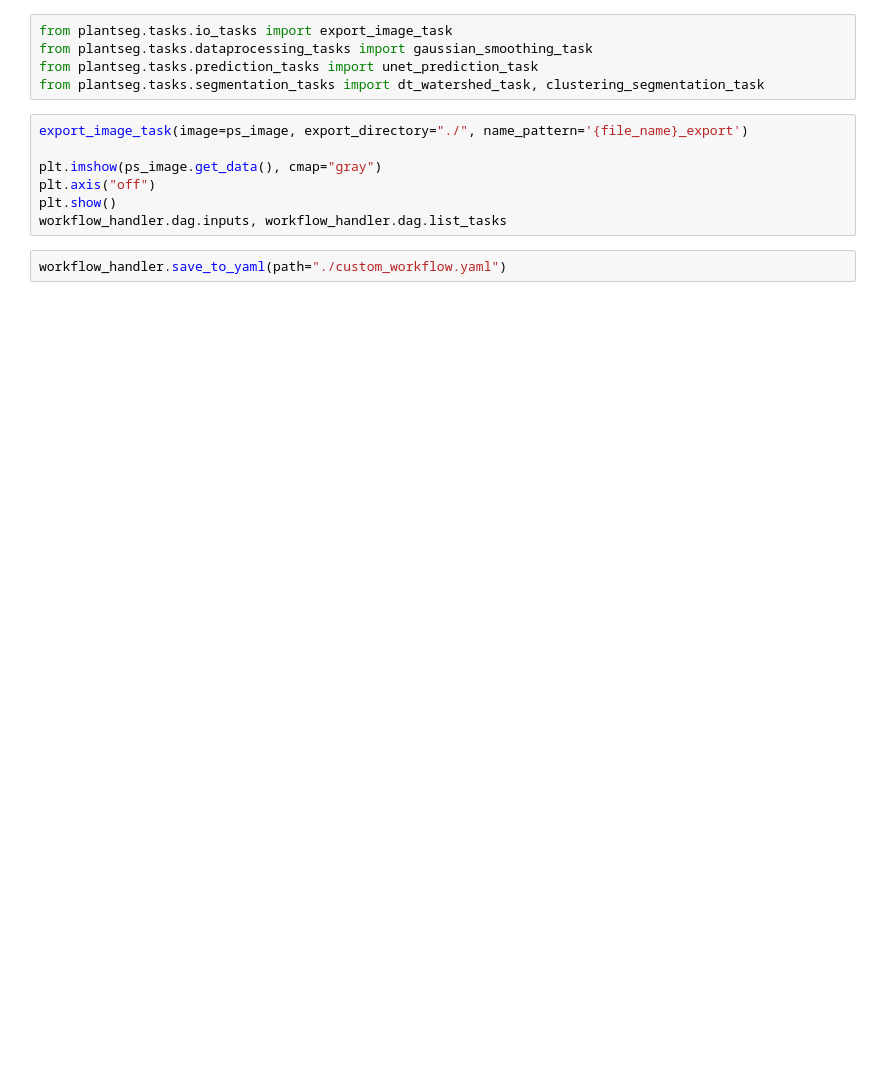
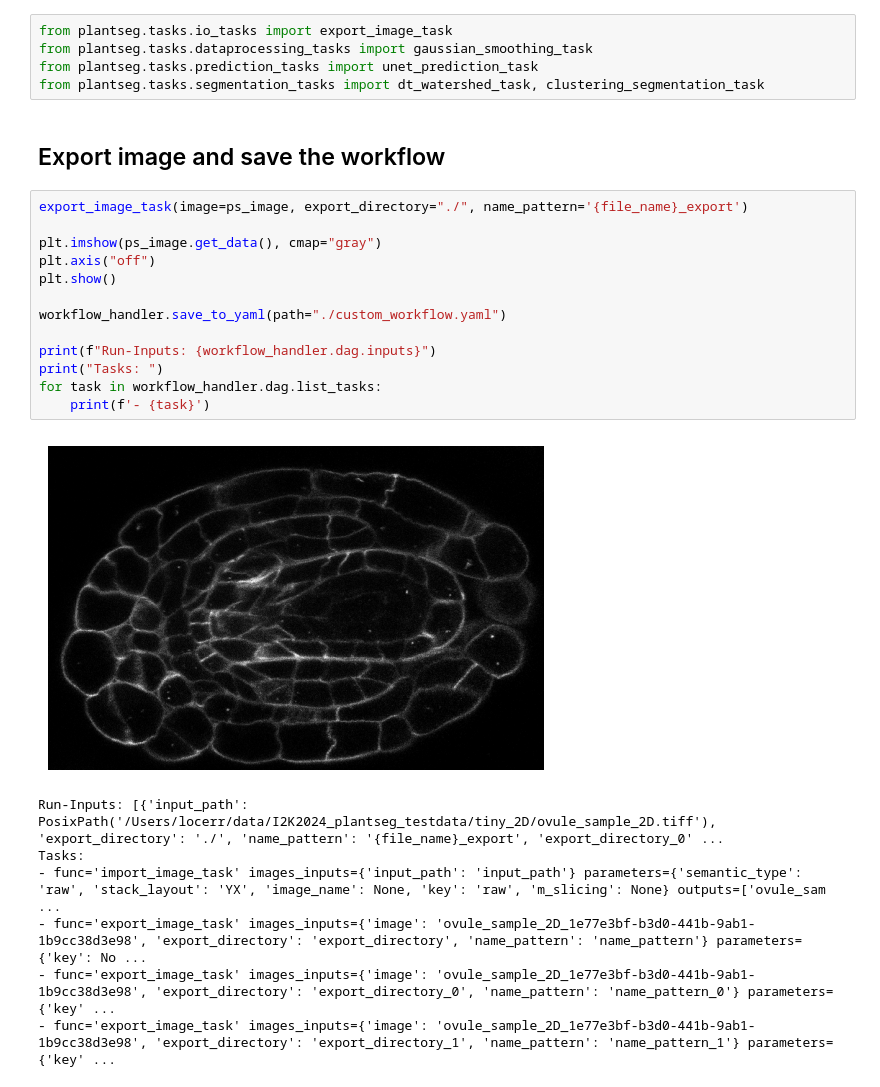
Before and after one commit to lorenzocerrone/I2K_plantseg_workshop, a Jupyter notebook: demo_i2k.ipynb, the cells around one changed output. Saved outputs shown, nothing was run; the diff lists cells and outputs as text; blank space fills up the shorter version.

```diff
--- a/demo_i2k.ipynb
+++ b/demo_i2k.ipynb
@@ -24,12 +40,26 @@ from plantseg.tasks.io_tasks import export_image_task
 from plantseg.tasks.dataprocessing_tasks import gaussian_smoothing_task
 from plantseg.tasks.prediction_tasks import unet_prediction_task
 from plantseg.tasks.segmentation_tasks import dt_watershed_task, clustering_segmentation_task
+# %% [markdown]
+## Export image and save the workflow
 # %%
 export_image_task(image=ps_image, export_directory="./", name_pattern='{file_name}_export')
 
 plt.imshow(ps_image.get_data(), cmap="gray")
 plt.axis("off")
 plt.show()
-workflow_handler.dag.inputs, workflow_handler.dag.list_tasks
+
+workflow_handler.save_to_yaml(path="./custom_workflow.yaml")
+
+print(f"Run-Inputs: {workflow_handler.dag.inputs}")
+print("Tasks: ")
+for task in workflow_handler.dag.list_tasks:
+    print(f'- {task}')
+# %% [output]
+[figure, added]
+Run-Inputs: [{'input_path': PosixPath('/Users/locerr/data/I2K2024_plantseg_testdata/tiny_2D/ovule_sample_2D.tiff'), 'export_directory': './', 'name_pattern': '{file_name}_export', 'export_directory_0' ...
+Tasks:
+- func='import_image_task' images_inputs={'input_path': 'input_path'} parameters={'semantic_type': 'raw', 'stack_layout': 'YX', 'image_name': None, 'key': 'raw', 'm_slicing': None} outputs=['ovule_sam ...
+- func='export_image_task' images_inputs={'image': 'ovule_sample_2D_1e77e3bf-b3d0-441b-9ab1-1b9cc38d3e98', 'export_directory': 'export_directory', 'name_pattern': 'name_pattern'} parameters={'key': No ...
+- func='export_image_task' images_inputs={'image': 'ovule_sample_2D_1e77e3bf-b3d0-441b-9ab1-1b9cc38d3e98', 'export_directory': 'export_directory_0', 'name_pattern': 'name_pattern_0'} parameters={'key' ...
+- func='export_image_task' images_inputs={'image': 'ovule_sample_2D_1e77e3bf-b3d0-441b-9ab1-1b9cc38d3e98', 'export_directory': 'export_directory_1', 'name_pattern': 'name_pattern_1'} parameters={'key' ...
-# %%
-workflow_handler.save_to_yaml(path="./custom_workflow.yaml")
```
Also changed, not shown: parts of 6 cells of this notebook.
